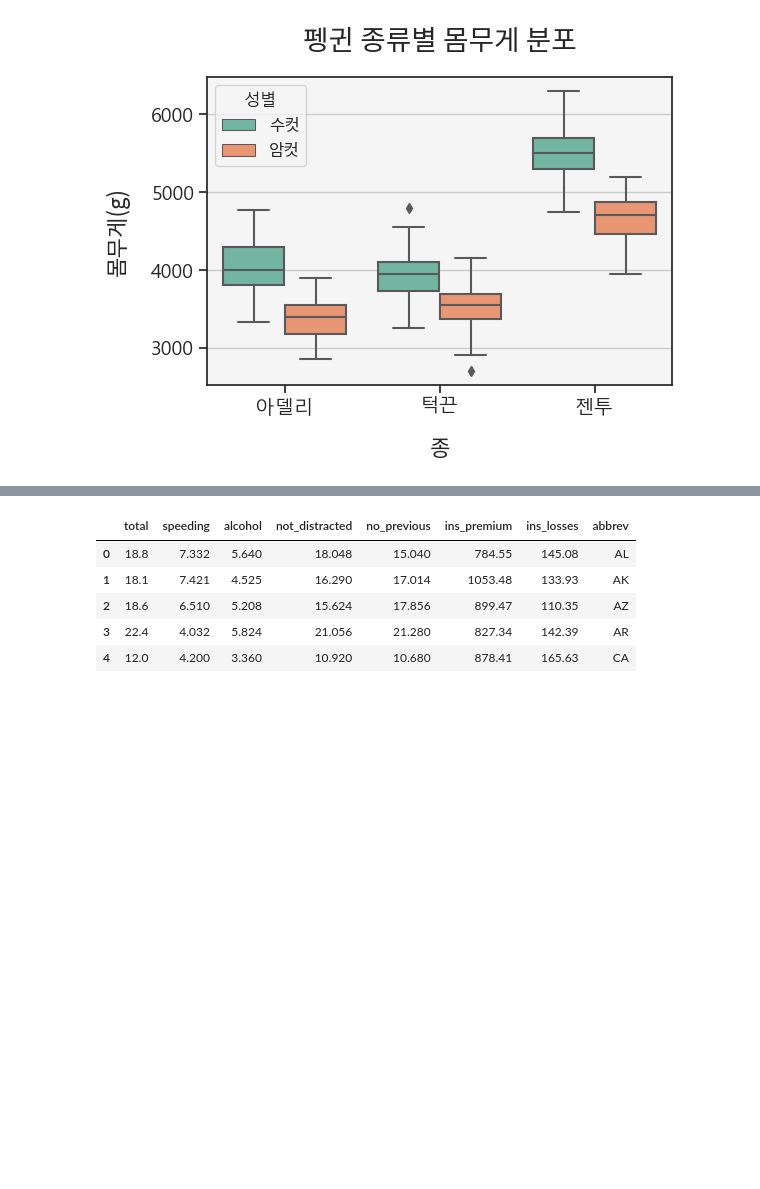
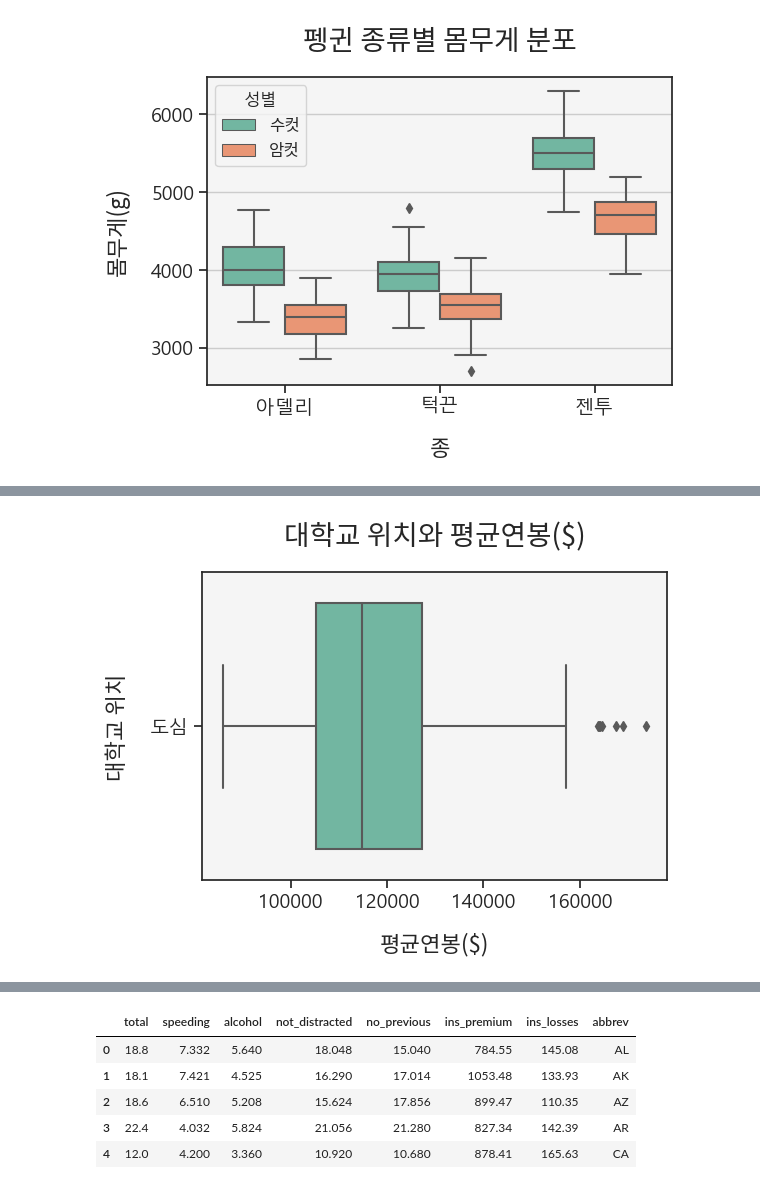
Before and after one commit to jpjun8/C3cube, a Jupyter notebook: DA_Nocode/units_trivial/unit3.ipynb, the cells around one changed output, grey strips where cells are left out. Saved outputs shown, nothing was run; the diff lists cells and outputs as text; code cells hidden in the pictures; blank space fills up the shorter version.

```diff
--- a/DA_Nocode/units_trivial/unit3.ipynb
+++ b/DA_Nocode/units_trivial/unit3.ipynb
@@ -486,3 +511,22 @@ edu1 = edu[['county', 'per_capita_personal_income_2020', 'associate_degree_numbe
 edu1.columns = ['지역', '소득', '2년제', '4년제']
 
 edu1.corr()
+# %%
+colleges = pd.read_csv('./colleges.csv')
+colleges1 = colleges[{'rank', 'organizationName', 'studentPopulation', 'medianBaseSalary'}]
+
+colleges['campusSetting'] = colleges['campusSetting'].replace('Urban', '도심')
+colleges['campusSetting'] = colleges['campusSetting'].replace('Suburban', '도시외곽')
+colleges['campusSetting'] = colleges['campusSetting'].replace('Rural', '지방')
+
+locations = colleges['campusSetting'].unique()
+urb = colleges[colleges['campusSetting'] == locations[0]].dropna()
+
+sns.boxplot(data=urb, x='medianBaseSalary', y='campusSetting', orient='h')
+plt.title("대학교 위치와 평균연봉($)", font=path_noto, fontsize=titlef)
+plt.ylabel("대학교 위치", font=path_noto, fontsize=labelf)
+plt.xlabel("평균연봉($)", font=path_noto, fontsize=labelf)
+plt.grid(False)
+plt.show()
+# %% [output]
+[figure, added]
```
Also changed, not shown: parts of 17 cells of this notebook, 3 other files.
